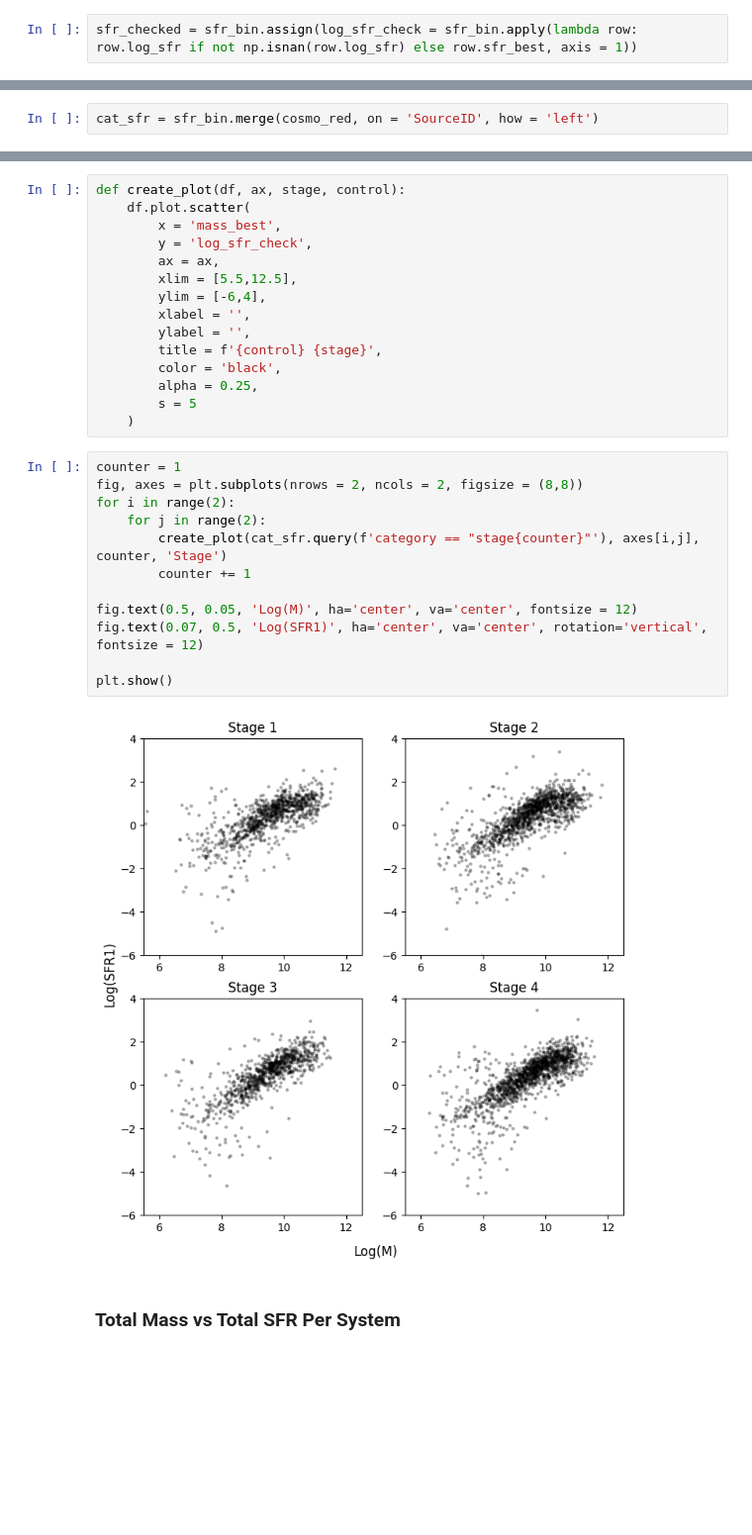
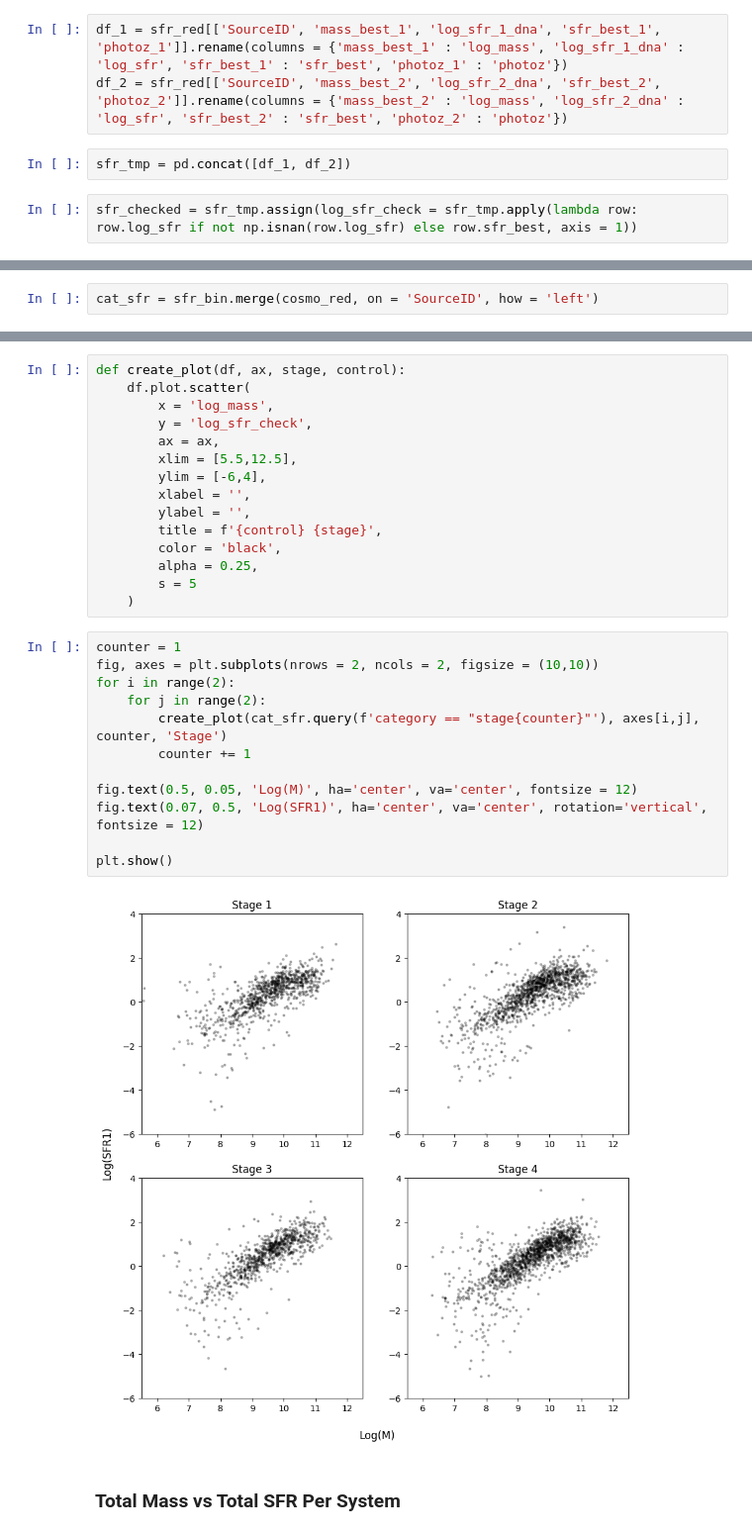
Before and after one commit to AstroORyan/mergers-in-cosmos, a Jupyter notebook: notebooks/analysis/measuring-sfr-l.ipynb, the cells around one changed output, grey strips where cells are left out. Shown at 99% size. Drawn from its saved outputs; the diff is of its cells as text; blank space fills up the shorter version.

```diff
--- a/notebooks/analysis/measuring-sfr-l.ipynb
+++ b/notebooks/analysis/measuring-sfr-l.ipynb
@@ -237,8 +239,13 @@ def create_plot_z(df, ax, stage):
     )
 # %%
 redshift_bins = [0,0.25,0.5,0.75,1.0]
+# %%
+df_1 = sfr_red[['SourceID', 'mass_best_1', 'log_sfr_1_dna', 'sfr_best_1', 'photoz_1']].rename(columns = {'mass_best_1' : 'log_mass', 'log_sfr_1_dna' : 'log_sfr', 'sfr_best_1' : 'sfr_best', 'photoz_1' : 'photoz'})
+df_2 = sfr_red[['SourceID', 'mass_best_2', 'log_sfr_2_dna', 'sfr_best_2', 'photoz_2']].rename(columns = {'mass_best_2' : 'log_mass', 'log_sfr_2_dna' : 'log_sfr', 'sfr_best_2' : 'sfr_best', 'photoz_2' : 'photoz'})
+# %%
+sfr_tmp = pd.concat([df_1, df_2])
 # %%
-sfr_checked = sfr_bin.assign(log_sfr_check = sfr_bin.apply(lambda row: row.log_sfr if not np.isnan(row.log_sfr) else row.sfr_best, axis = 1))
+sfr_checked = sfr_tmp.assign(log_sfr_check = sfr_tmp.apply(lambda row: row.log_sfr if not np.isnan(row.log_sfr) else row.sfr_best, axis = 1))
 # %%
 sfr_bin = sfr_checked.assign(z_bin = sfr_checked.photoz.apply(lambda x: assign_bin(x, redshift_bins)))
 # %%
@@ -283,7 +289,7 @@ cat_sfr.head()
 # %%
 def create_plot(df, ax, stage, control):
     df.plot.scatter(
-        x = 'mass_best',
+        x = 'log_mass',
         y = 'log_sfr_check',
         ax = ax,
         xlim = [5.5,12.5],
@@ -297,18 +303,18 @@ def create_plot(df, ax, stage, control):
     )
 # %%
 counter = 1
-fig, axes = plt.subplots(nrows = 2, ncols = 2, figsize = (8,8))
+fig, axes = plt.subplots(nrows = 2, ncols = 2, figsize = (10,10))
 for i in range(2):
     for j in range(2):
         create_plot(cat_sfr.query(f'category == "stage{counter}"'), axes[i,j], counter, 'Stage')
         counter += 1
 
 fig.text(0.5, 0.05, 'Log(M)', ha='center', va='center', fontsize = 12)
 fig.text(0.07, 0.5, 'Log(SFR1)', ha='center', va='center', rotation='vertical', fontsize = 12)
 
 plt.show()
 # %% [output]
-[figure, old version]
+[figure, new version]
 # %% [markdown]
 ### Total Mass vs Total SFR Per System
 # %% [markdown]
```
Also changed, not shown: parts of 7 cells of this notebook, 8 other files.
